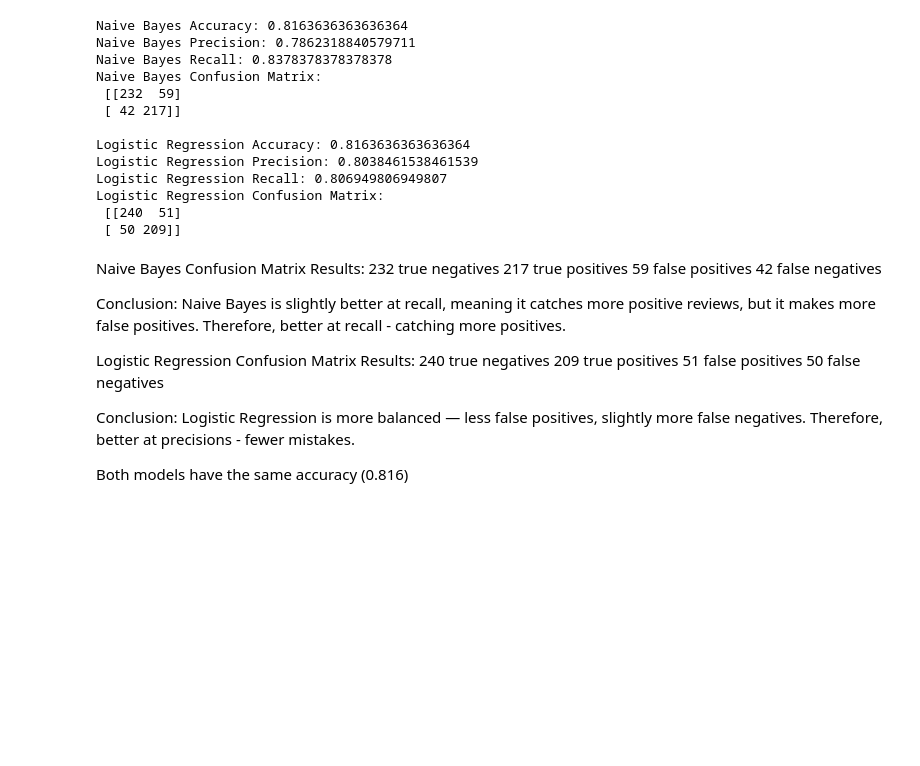
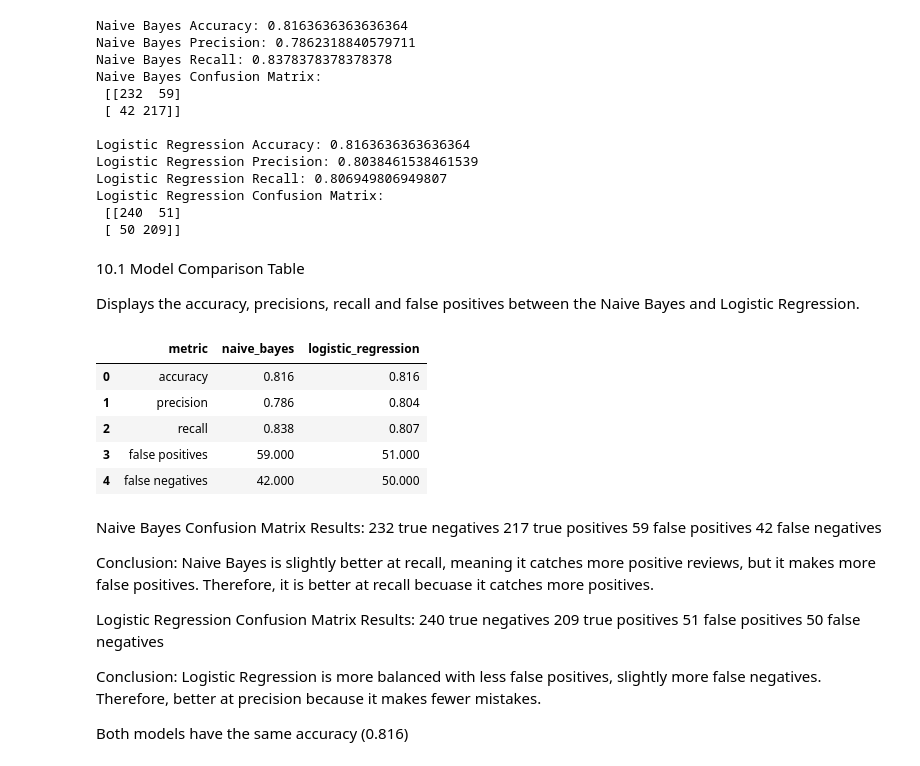
Before and after one commit to customerdelightgroup/customerdelight, a Jupyter notebook: v2_delighting_the_customer.ipynb, the cells around one changed output. Saved outputs shown, nothing was run; the diff lists cells and outputs as text; code cells hidden in the pictures; blank space fills up the shorter version.

```diff
--- a/v2_delighting_the_customer.ipynb
+++ b/v2_delighting_the_customer.ipynb
@@ -223,6 +372,32 @@ Logistic Regression Recall: 0.806949806949807
 Logistic Regression Confusion Matrix:
  [[240  51]
  [ 50 209]]
+# %% [markdown]
+10.1 Model Comparison Table
+
+Displays the accuracy, precisions, recall and false positives between the Naive Bayes and Logistic Regression.
+# %%
+import pandas as pd
+
+# create a dictionary with model metrics
+data = {
+    "metric": ["accuracy", "precision", "recall", "false positives", "false negatives"],
+    "naive_bayes": [0.816, 0.786, 0.838, 59, 42],
+    "logistic_regression": [0.816, 0.804, 0.807, 51, 50]
+}
+
+# convert to dataframe
+comparison_df = pd.DataFrame(data)
+
+# display table
+comparison_df
+# %% [output]
+|  | metric | naive_bayes | logistic_regression |
+| 0 | accuracy | 0.816 | 0.816 |
+| 1 | precision | 0.786 | 0.804 |
+| 2 | recall | 0.838 | 0.807 |
+| 3 | false positives | 59.000 | 51.000 |
+| 4 | false negatives | 42.000 | 50.000 |
 # %% [markdown]
 Naive Bayes
 Confusion Matrix Results:
@@ -231,7 +406,7 @@ Confusion Matrix Results:
 59 false positives
 42 false negatives
 
-Conclusion: Naive Bayes is slightly better at recall, meaning it catches more positive reviews, but it makes more false positives. Therefore, better at recall - catching more positives.
+Conclusion: Naive Bayes is slightly better at recall, meaning it catches more positive reviews, but it makes more false positives. Therefore, it is better at recall becuase it catches more positives.
 
 Logistic Regression
 Confusion Matrix Results:
@@ -240,6 +415,6 @@ Confusion Matrix Results:
 51 false positives
 50 false negatives
 
-Conclusion:  Logistic Regression is more balanced — less false positives, slightly more false negatives. Therefore, better at precisions - fewer mistakes.
+Conclusion:  Logistic Regression is more balanced with less false positives, slightly more false negatives. Therefore, better at precision because it makes fewer mistakes.
 
 Both models have the same accuracy (0.816)
```
Also changed, not shown: parts of 36 cells of this notebook.
